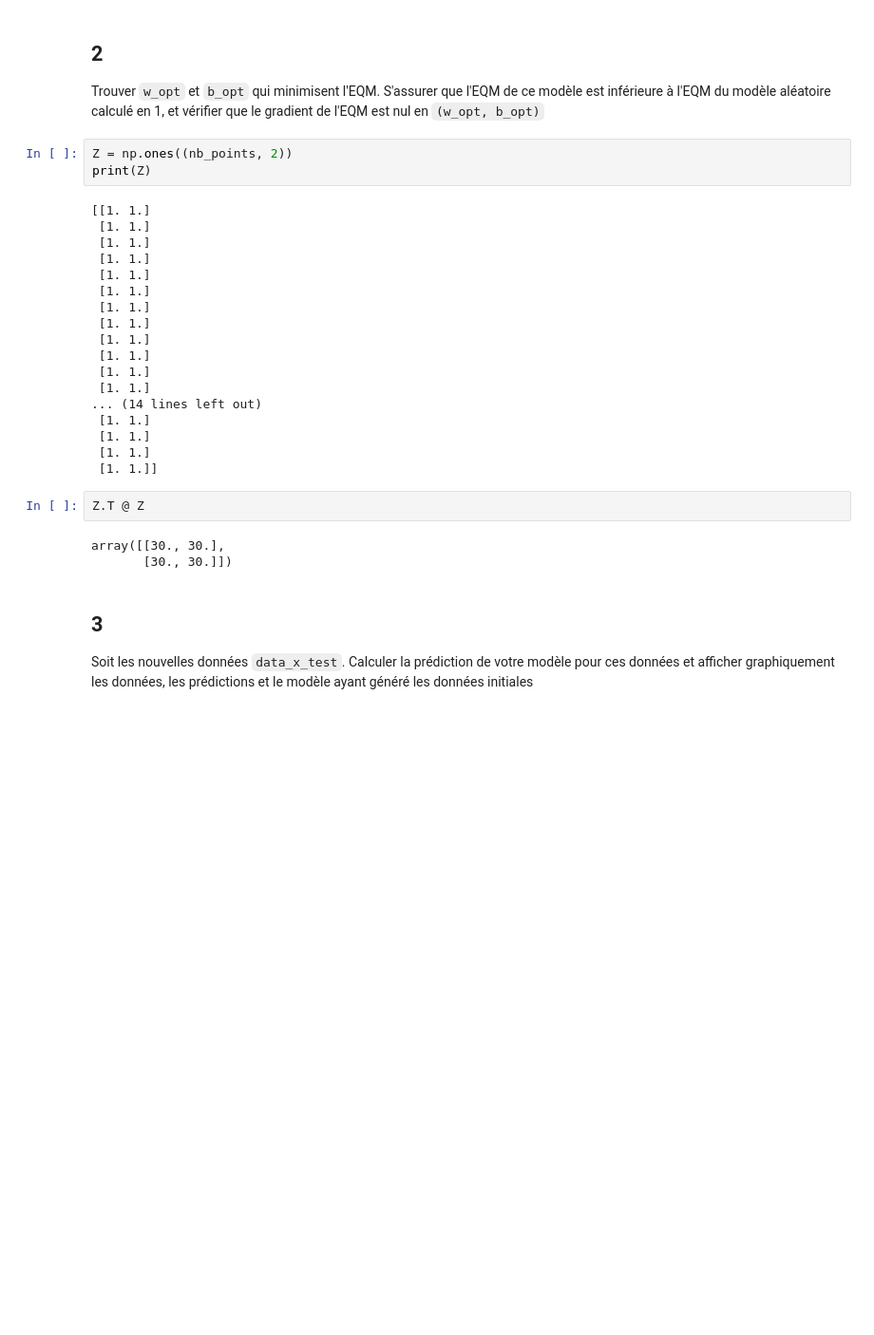
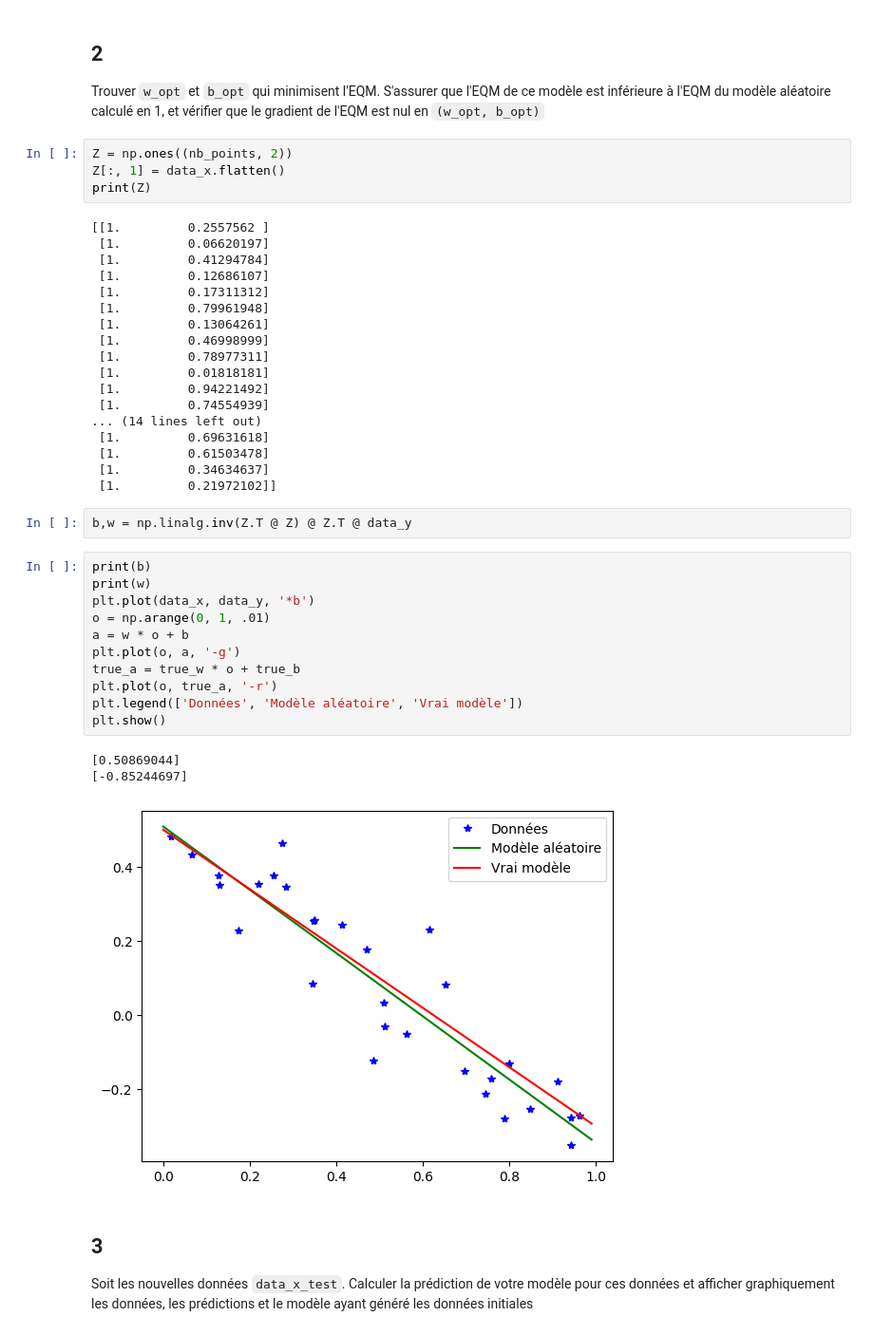
Before and after one commit to AymanBard/MachineLearningOption, a Jupyter notebook: [02]_regression.ipynb, the cells around one changed output. Shown: that part at 95% size. Cells and saved outputs as stored; diff of their text form; blank space fills up the shorter version.

```diff
--- a/[02]_regression.ipynb
+++ b/[02]_regression.ipynb
@@ -73,30 +73,43 @@ print(res)
 Trouver `w_opt` et `b_opt` qui minimisent l'EQM. S'assurer que l'EQM de ce modèle est inférieure à l'EQM du modèle aléatoire calculé en 1, et vérifier que le gradient de l'EQM est nul en `(w_opt, b_opt)`
 # %%
 Z = np.ones((nb_points, 2))
+Z[:, 1] = data_x.flatten()
 print(Z)
 # %% [output]
-[[1. 1.]
- [1. 1.]
- [1. 1.]
- [1. 1.]
- [1. 1.]
- [1. 1.]
- [1. 1.]
- [1. 1.]
- [1. 1.]
- [1. 1.]
- [1. 1.]
- [1. 1.]
+[[1.         0.2557562 ]
+ [1.         0.06620197]
+ [1.         0.41294784]
+ [1.         0.12686107]
+ [1.         0.17311312]
+ [1.         0.79961948]
+ [1.         0.13064261]
+ [1.         0.46998999]
+ [1.         0.78977311]
+ [1.         0.01818181]
+ [1.         0.94221492]
+ [1.         0.74554939]
 ... (14 lines left out)
- [1. 1.]
- [1. 1.]
- [1. 1.]
- [1. 1.]]
+ [1.         0.69631618]
+ [1.         0.61503478]
+ [1.         0.34634637]
+ [1.         0.21972102]]
-# %%
-Z.T @ Z
-# %% [output]
-array([[30., 30.],
-       [30., 30.]])
+# %%
+b,w = np.linalg.inv(Z.T @ Z) @ Z.T @ data_y
+# %%
+print(b)
+print(w)
+plt.plot(data_x, data_y, '*b')
+o = np.arange(0, 1, .01)
+a = w * o + b
+plt.plot(o, a, '-g')
+true_a = true_w * o + true_b
+plt.plot(o, true_a, '-r')
+plt.legend(['Données', 'Modèle aléatoire', 'Vrai modèle'])
+plt.show()
+# %% [output]
+[0.50869044]
+[-0.85244697]
+[figure, added]
 # %% [markdown]
 ## 3
 Soit les nouvelles données `data_x_test`. Calculer la prédiction de votre modèle pour ces données et afficher graphiquement les données, les prédictions et le modèle ayant généré les données initiales
```
Also changed, not shown: parts of 6 cells of this notebook.
